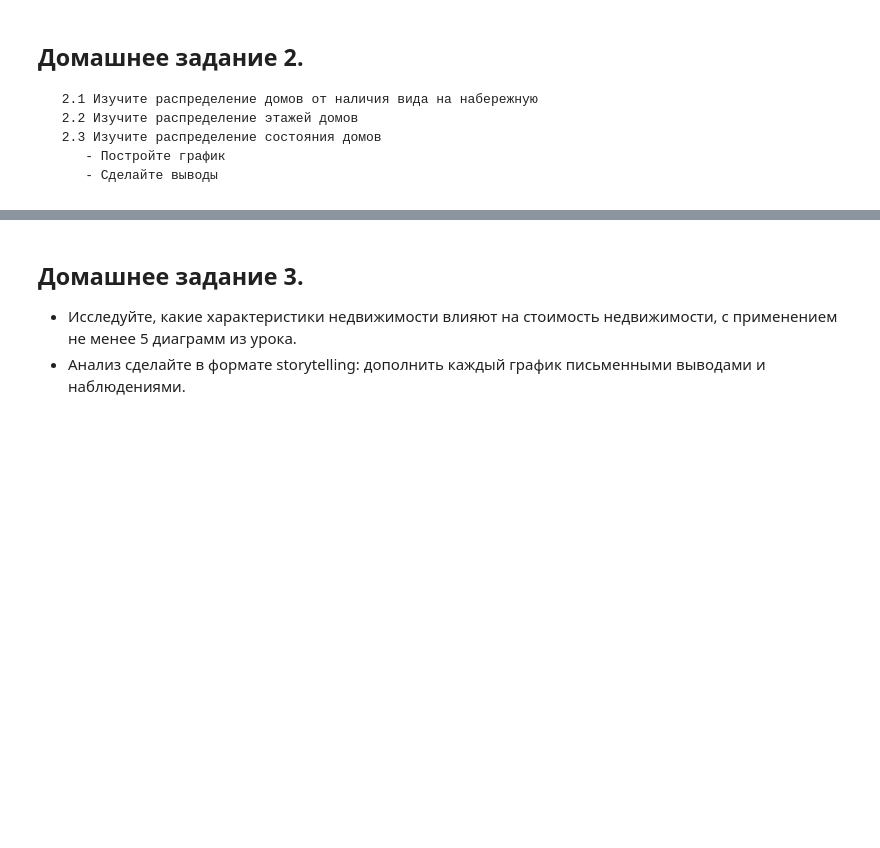
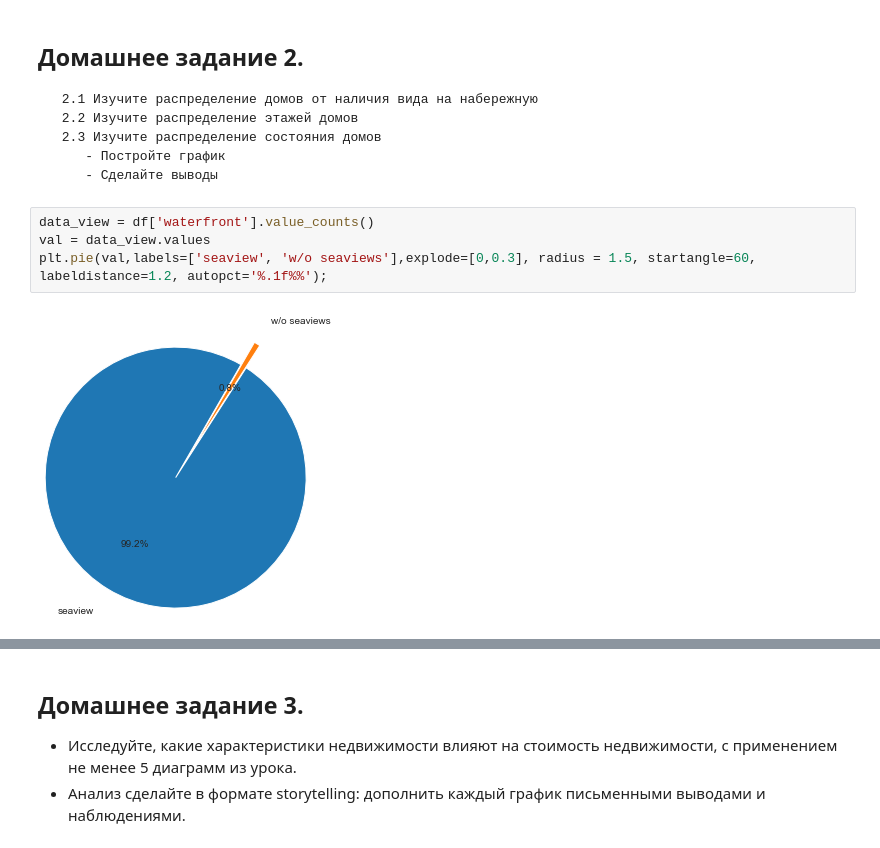
Before and after one commit to PhYziCiAN/python_for_analytics, a Jupyter notebook: PhY_for_An_Sem4_DZ.ipynb, the cells around one changed output, grey strips where cells are left out. Cells and saved outputs as stored; diff of their text form; blank space fills up the shorter version.

```diff
--- a/PhY_for_An_Sem4_DZ.ipynb
+++ b/PhY_for_An_Sem4_DZ.ipynb
@@ -112,3 +141,9 @@ plt.xticks(rotation=40);
      2.3 Изучите распределение состояния домов
         - Постройте график
         - Сделайте выводы
+# %%
+data_view = df['waterfront'].value_counts()
+val = data_view.values
+plt.pie(val,labels=['seaview', 'w/o seaviews'],explode=[0,0.3], radius = 1.5, startangle=60, labeldistance=1.2, autopct='%.1f%%');
+# %% [output]
+[figure, added]
```
Also changed, not shown: parts of 13 cells of this notebook, 21 other files.
